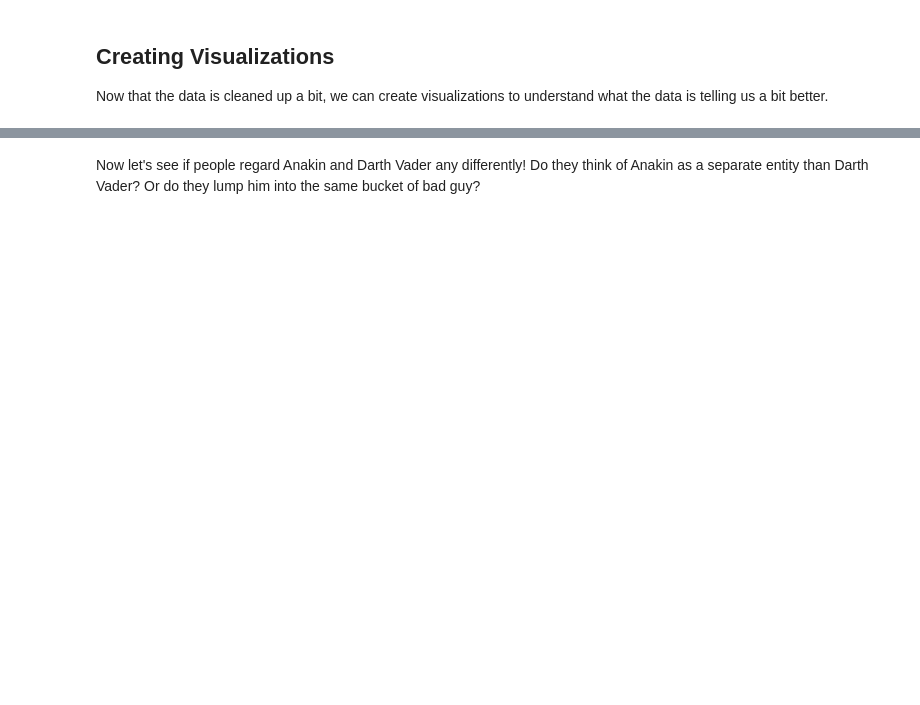
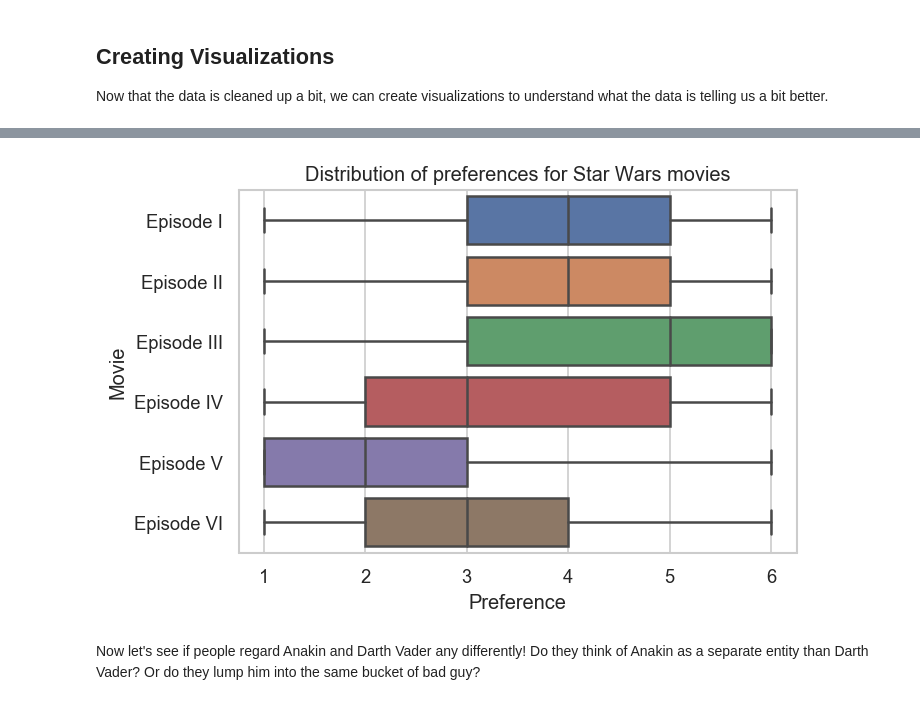
Before and after one commit to h-parker/ds-101-demo, a Jupyter notebook: starwars_exploration.ipynb, the cells around one changed output, grey strips where cells are left out. Drawn from its saved outputs; the diff is of its cells as text; code cells hidden in the pictures; blank space fills up the shorter version.

```diff
--- a/starwars_exploration.ipynb
+++ b/starwars_exploration.ipynb
@@ -128,3 +171,14 @@ the first chronologically!
+# %%
+boxplot = sns.boxplot(x='value', y='variable', data=pd.melt(df, value_vars=['epI_preference',
+                        'epII_preference', 'epIII_preference', 'epIV_preference',
+                        'epV_preference','epVI_preference']).dropna())
+boxplot.set_yticklabels(['Episode I', 'Episode II', 'Episode III', 'Episode IV',
+                         'Episode V', 'Episode VI'])
+plt.xlabel("Preference")
+plt.ylabel("Movie")
+plt.title("Distribution of preferences for Star Wars movies");
+# %% [output]
+[figure, added]
 # %% [markdown]
 Now let's see if people regard Anakin and Darth Vader any differently! Do they
 think of Anakin as a separate entity than Darth Vader? Or do they lump him into
```
Also changed, not shown: parts of 14 cells of this notebook.
